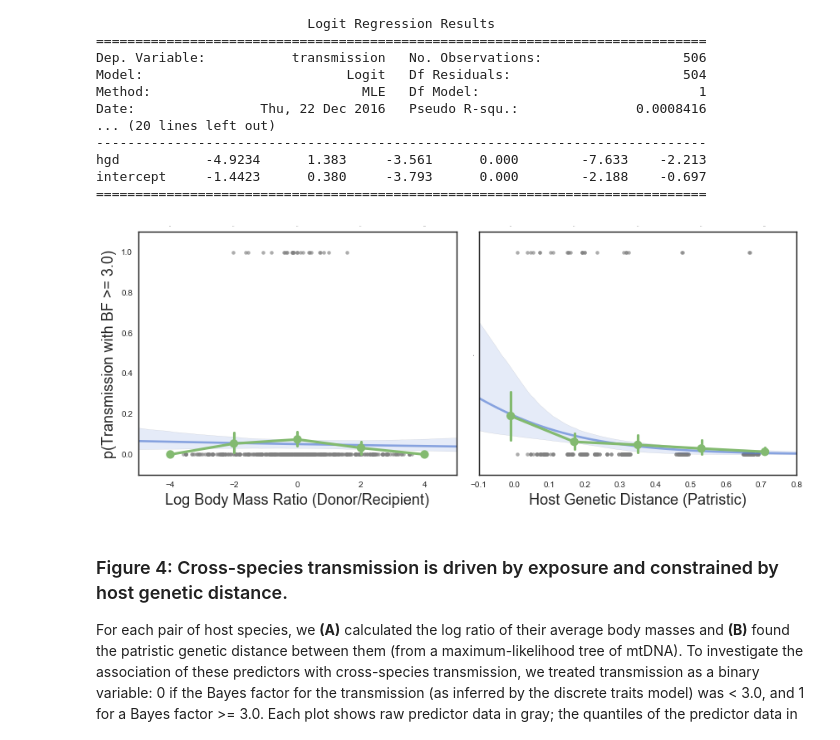
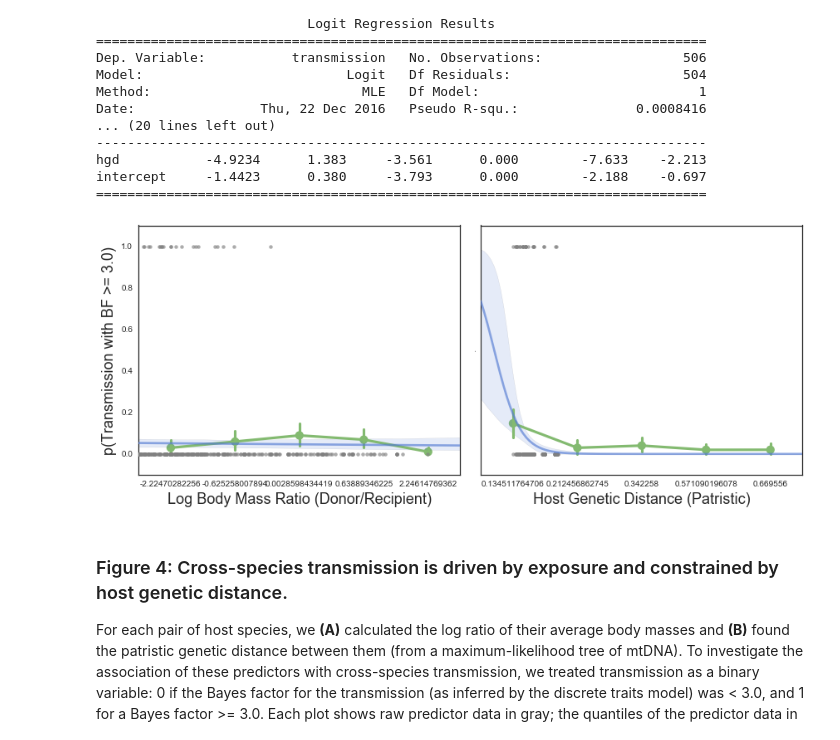
Before and after one commit to blab/siv-cst, a Jupyter notebook: figures/predictors/predictor_scatterplots.ipynb, the cells around one changed output. Cells and saved outputs as stored; diff of their text form; code cells hidden in the pictures.

Commit message:
Sanity check quantile means.
** X axis plotting still funny, even though values are correct.

```diff
--- a/figures/predictors/predictor_scatterplots.ipynb
+++ b/figures/predictors/predictor_scatterplots.ipynb
@@ -25,17 +25,13 @@ hgd.rename(index={'P._t._schweinfurthii': 'Pan_troglodytes_schweinfurthii'},
 
 bf = getData('../../beast/main/discreteTraits/results/discreteTraits_2016-10-25_bf.csv') # Bayes factors
 # %%
-data = []
+data = [] # Make tidy data
 for from_host in bmr.index.values[1:]:
     for to_host in bmr.index.values[1:]:
         if from_host != to_host:
-            transmission = 1 if bf.at[names[from_host], names[to_host]] >= 36.0 else 0
+            transmission = 1 if bf.at[names[from_host], names[to_host]] >= 36.0 else 0 # Code transmission as binary variable
             bmr_val = np.log( bmr.at[from_host, 'mass'] / bmr.at[to_host, 'mass'])
             hgd_val = hgd.at[from_host, to_host]
             data.append({ 'log_bmr': bmr_val, 'hgd': hgd_val, 'transmission': transmission, 'intercept': 1 } )
 
-data = pd.DataFrame(data, columns=['transmission', 'intercept', 'log_bmr', 'hgd', 'bmr_quantiles', 'hgd_quantiles'])
-
-data['bmr_quantiles'] = pd.cut(data['log_bmr'], 5, labels=['0-20%', '20-40%', '40-60%', '60-80%', '80-100%'])
-data['hgd_quantiles'] = pd.cut(data['hgd'], 5, labels=['0-20%', '20-40%', '40-60%', '60-80%', '80-100%'])
-print data.head(5)
+data = pd.DataFrame(data, columns=['transmission', 'intercept', 'log_bmr', 'hgd'])
@@ -72,38 +90,29 @@ intercept     -1.4423      0.380     -3.793      0.000        -2.188    -0.697
 # %%
 fig, (bmr_ax, hgd_ax) = plt.subplots(figsize=(12,5),nrows=1,ncols=2,sharey=True, facecolor='w') # Note shared Y axis
 
-bmr_logit = sns.regplot(data['log_bmr'], data['transmission'], ax=bmr_ax,
-                        line_kws = {'color':'#547BD3', 'alpha': 0.65},
-                        scatter_kws={'color': 'gray', 'alpha': 0.65}, logistic=True)
-hgd_logit = sns.regplot(data['hgd'], data['transmission'], ax=hgd_ax,
-                        line_kws = {'color':'#547BD3', 'alpha': 0.65},
-                        scatter_kws={'color': 'gray', 'alpha': 0.65}, logistic=True)
+sns.pointplot(x=data['log_bmr_quantiles'], y=data['transmission'], ax=bmr_ax, color='#83BA70') # Add quantile means
+sns.pointplot(x=data['hgd_quantiles'], y=data['transmission'], ax=hgd_ax, color='#83BA70')
 
-hgd_ax2 = hgd_ax.twiny()
-bmr_ax2=bmr_ax.twiny()
+sns.regplot(data['log_bmr'], data['transmission'], ax=bmr_ax,
+                        line_kws = {'color':'#547BD3', 'alpha': 0.65, 'zorder': 10},
+                        scatter_kws={'color': 'gray', 'alpha': 0.65, 'zorder': 10}, logistic=True) # Standard logistic regression plots, includes raw values
+sns.regplot(data['hgd'], data['transmission'], ax=hgd_ax,
+                        line_kws = {'color':'#547BD3', 'alpha': 0.65, 'zorder': 10},
+                        scatter_kws={'color': 'gray', 'alpha': 0.65, 'zorder': 10}, logistic=True)
 
-sns.pointplot(x=data['bmr_quantiles'], y=data['transmission'], ax=bmr_ax2, color='#83BA70')
-sns.pointplot(x=data['hgd_quantiles'], y=data['transmission'], ax=hgd_ax2, color='#83BA70')
-
-hgd_ax.set_xlabel('Host Genetic Distance (Patristic)', size=18)
+hgd_ax.set_xlabel('Host Genetic Distance (Patristic)', size=18) # Label
 bmr_ax.set_ylabel('p(Transmission with BF >= 3.0)', size=18)
 bmr_ax.set_xlabel('Log Body Mass Ratio (Donor/Recipient)', size=18)
 hgd_ax.set_ylabel(None, size=0)
 
-hgd_ax2.tick_params(axis='x',labelsize=0,size=0)
-bmr_ax2.tick_params(axis='x', labelsize=0, size=0)
-hgd_ax2.set_xlabel('')
-bmr_ax2.set_xlabel('')
-hgd_ax.set_ylim(-0.1, 1.1)
+hgd_ax.set_ylim(-0.1, 1.1) # Format axes
 bmr_ax.set_ylim(-0.1, 1.1)
-hgd_ax2.set_ylim(-0.1, 1.1)
-bmr_ax2.set_ylim(-0.1, 1.1)
 
 sns.set_style('white')
 plt.tight_layout()
-plt.savefig('Fig4_Predictors.png', bbox_inches='tight', dpi=300)
+# plt.savefig('Fig4_Predictors.png', bbox_inches='tight', dpi=300)
 # %% [output]
-[figure, old version]
+[figure, new version]
 # %% [markdown]
 ### Figure 4: Cross-species transmission is driven by exposure and constrained by host genetic distance.
 For each pair of host species, we **(A)** calculated the log ratio of their average body masses and **(B)** found the patristic genetic distance between them (from a maximum-likelihood tree of mtDNA). To investigate the association of these predictors with cross-species transmission, we treated transmission as a binary variable: 0 if the Bayes factor for the transmission (as inferred by the discrete traits model) was < 3.0, and 1 for a Bayes factor >= 3.0. Each plot shows raw predictor data in gray; the quantiles of the predictor data in green; and the logistic regression and 95% CI in blue. The logistic regression and 95% CI are shown in black.
```
Also changed, not shown: parts of 4 cells of this notebook.
